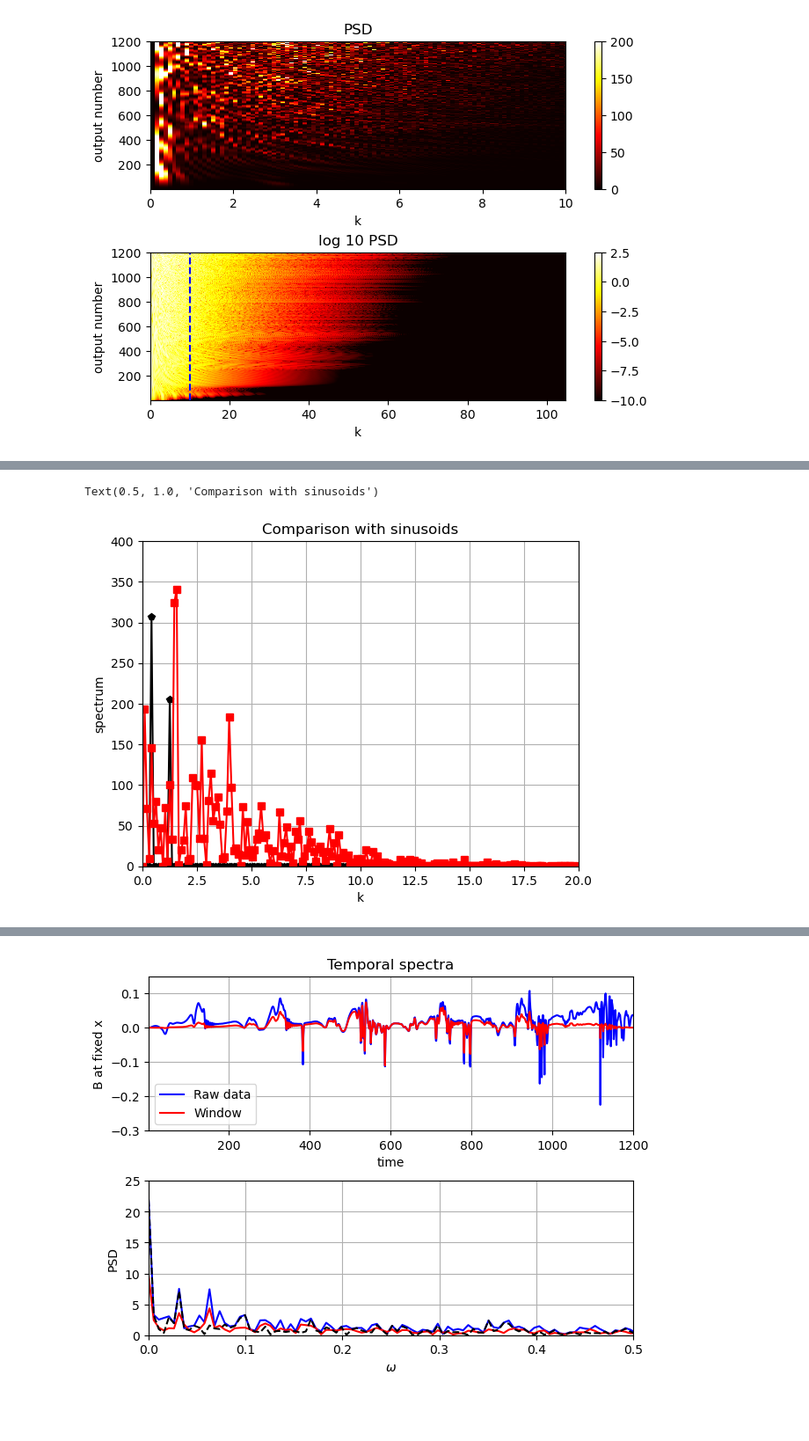
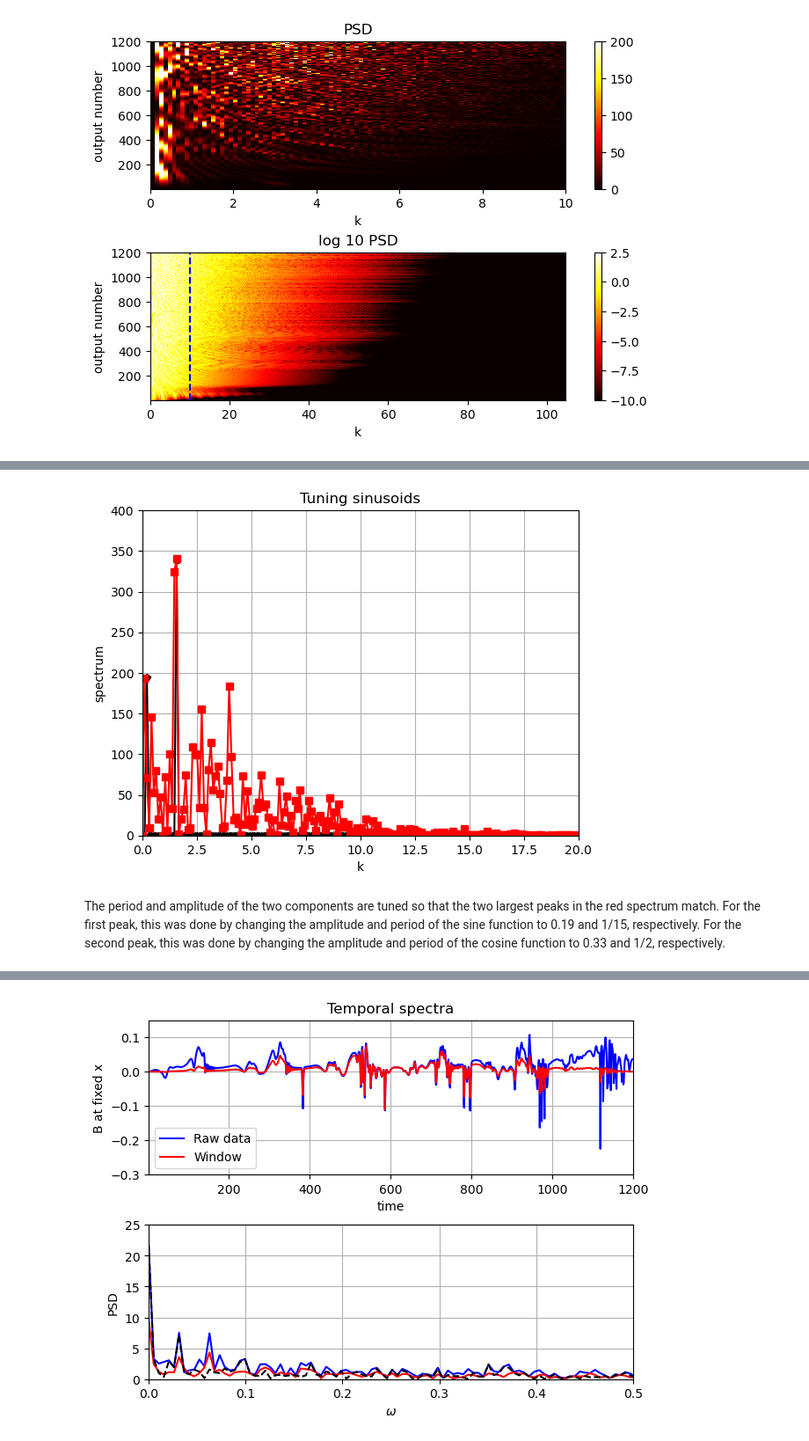
Before and after one commit to hhourston/Data_Module, a Jupyter notebook: codes/FFT-analysis/bbm_tide_specs.ipynb, the cells around one changed output, grey strips where cells are left out. Shown at 88% size. Cells and saved outputs as stored; diff of their text form; code cells hidden in the pictures; blank space fills up the shorter version.

```diff
--- a/codes/FFT-analysis/bbm_tide_specs.ipynb
+++ b/codes/FFT-analysis/bbm_tide_specs.ipynb
@@ -105,21 +131,22 @@ plt.plot([10, 10], [1, 1200], 'b--')
 # %%
 # -----------------------
 # Comparison with sinusoids
 # -----------------------
 plt.figure(8)
 plt.clf()
 
-myf = 0.3 * np.sin(2 * np.pi * x / 15) + 0.2 * np.cos(2 * np.pi * x / 5)
+myf = 0.19 * np.sin(1 * np.pi * x / 15) + 0.33 * np.cos(1 * np.pi * x / 2)
 sampspec = np.abs(np.fft.fft(myf))
 
 plt.plot(myks, sampspec[:numks + 1], 'kp-',
-         myks, myspecs[:numks + 1, 1199], 'rs-')
+         myks, myspecs[:numks + 1, 1199], 'rs-', alpha=1)
 plt.grid(True)
 plt.xlabel("k")
 plt.ylabel("spectrum")
 plt.axis([0, 20, 0, 400])
-plt.title('Comparison with sinusoids')
+plt.title('Tuning sinusoids')
 plt.show()
 # %% [output]
-Text(0.5, 1.0, 'Comparison with sinusoids')
-[figure, old version]
+[figure, new version]
+# %% [markdown]
+The period and amplitude of the two components are tuned so that the two largest peaks in the red spectrum match. For the first peak, this was done by changing the amplitude and period of the sine function to 0.19 and 1/15, respectively. For the second peak, this was done by changing the amplitude and period of the cosine function to 0.33 and 1/2, respectively.
```
Also changed, not shown: parts of 7 cells of this notebook.
